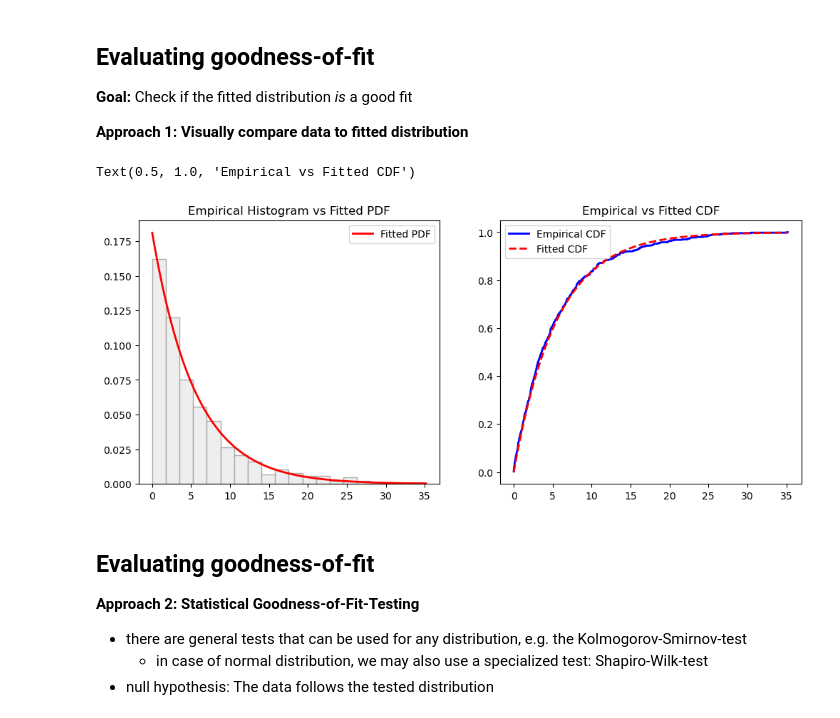
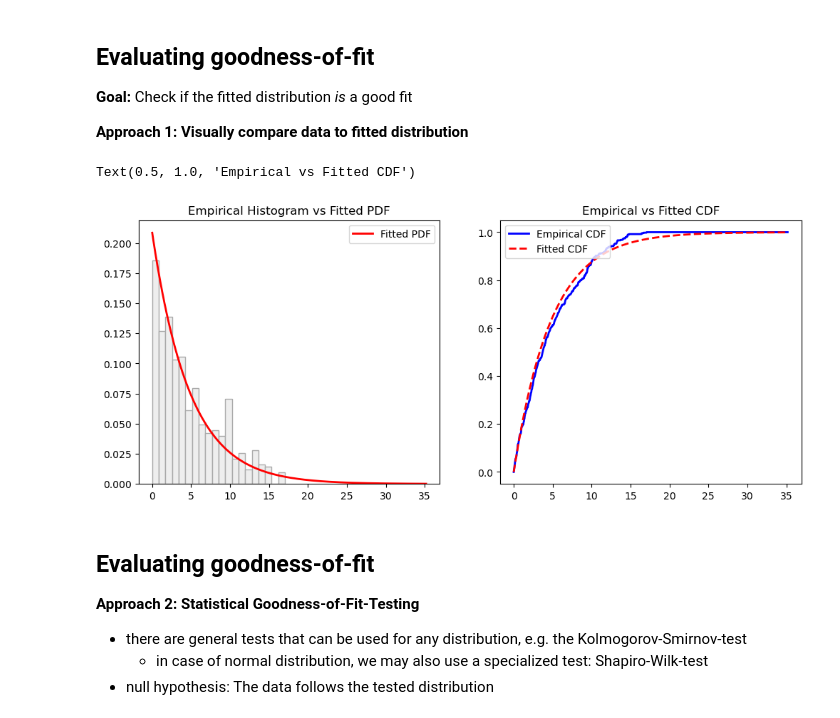
Before and after one commit to decision-analytics/CORDS2026, a Jupyter notebook: 03/03_Obtaining_Distributions.ipynb, the cells around one changed output. Cells and saved outputs as stored; diff of their text form; code cells hidden in the pictures.

```diff
--- a/03/03_Obtaining_Distributions.ipynb
+++ b/03/03_Obtaining_Distributions.ipynb
@@ -444,7 +452,7 @@ quantity is the same no matter when it is observed
 - we can check this by plotting the observations over time
 - we may also add trend lines, e.g. using regression
 # %%
-data = data2
+data = data3
 xx = range(len(data))
 plt.scatter(xx, data, s=3);
 z = np.polyfit(xx, data, deg=1) # deg is the degree of the polynomial (1=linear)
@@ -519,7 +527,7 @@ Example: Fitting an exponential distribution:
 from scipy.stats import expon
 from scipy.stats import norm
 
-params = expon.fit(data2, floc=0) #floc=0 forbids shifting on the x-axis
+params = expon.fit(data3, floc=0) #floc=0 forbids shifting on the x-axis
 
 print (params)
 #print(f"Estimated parameter lambda = {1/params[1]:0.2f}") #params[1] is scale (equals 1/lambda)
@@ -540,25 +548,25 @@ plt.plot(xx, dist.pdf(xx), linewidth=2);
 
 **Approach 1: Visually compare data to fitted distribution**
 # %%
-data = data2
+data = data3
 
 fig, (ax1,ax2) = plt.subplots(1, 2, figsize=(12, 4.8))
 xxx = np.linspace(np.min(data),np.max(data)+0.1,1000)
 ax1.plot(xx, dist.pdf(xx), linewidth=2, color="red", label="Fitted PDF")
 
 ax1.set_title('Empirical Histogram vs Fitted PDF');
 count, bins, ignored = ax1.hist(data, bins=20, density=True, color='#EEEEEE', edgecolor="#AAAAAA")
 ax1.legend(loc=1);
 
 from statsmodels.distributions.empirical_distribution import ECDF
 ecdf = ECDF(data)
 ax2.plot(xx, ecdf(xx), 'b-', linewidth=2, label="Empirical CDF")
 ax2.plot(xx, dist.cdf(xx), 'r--', linewidth=2, label="Fitted CDF")
 ax2.legend(loc=2);
 ax2.set_title('Empirical vs Fitted CDF')
 # %% [output]
 Text(0.5, 1.0, 'Empirical vs Fitted CDF')
-[figure, old version]
+[figure, new version]
 # %% [markdown]
 ## Evaluating goodness-of-fit
 
```
Also changed, not shown: parts of 26 cells of this notebook, 10 other files.
